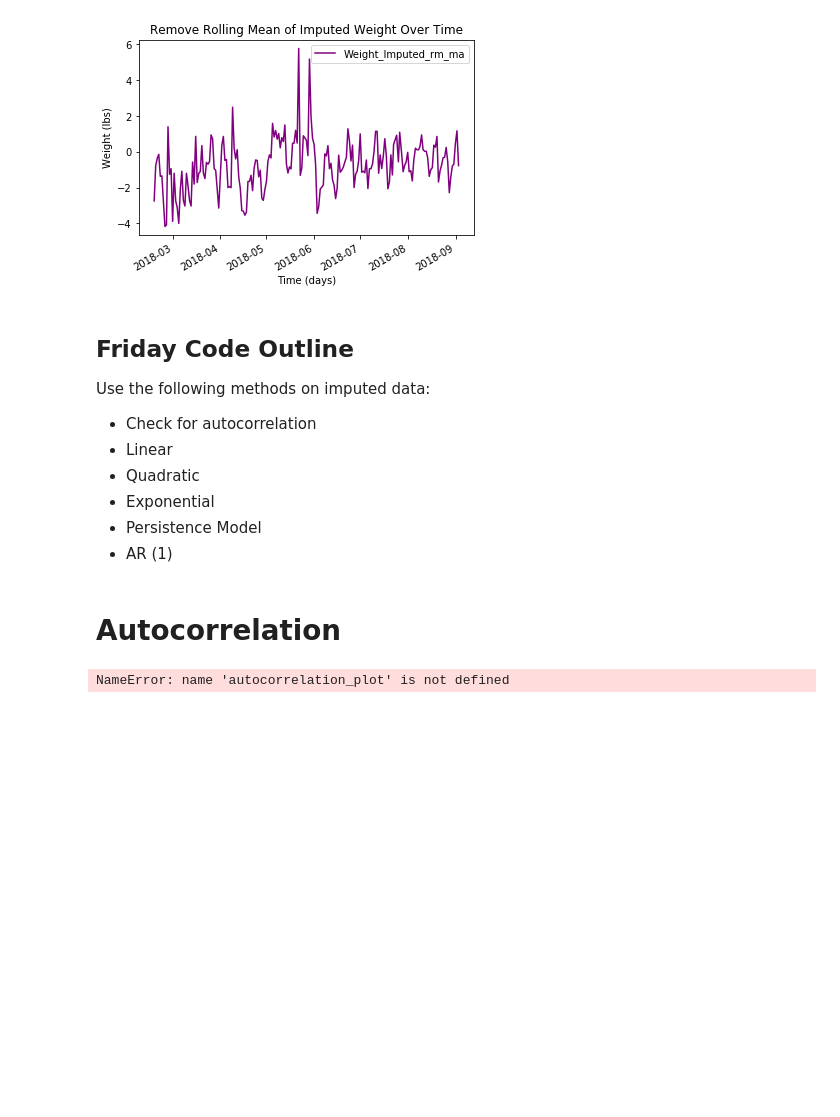
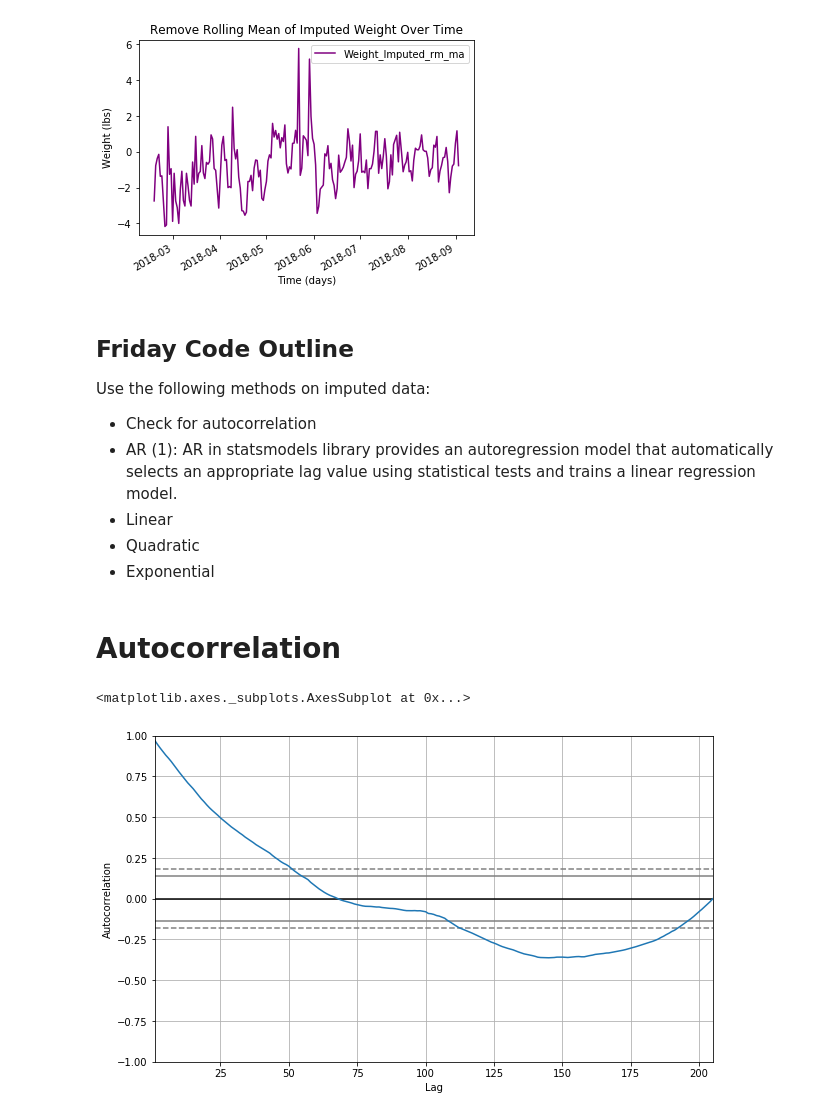
Before and after one commit to jamesijw23/JupyterNotebookworkflow, a Jupyter notebook: Week 3 Blog_Notes.ipynb, the cells around one changed output. Saved outputs shown, nothing was run; the diff lists cells and outputs as text; code cells hidden in the pictures; blank space fills up the shorter version.

Commit message:
Autocorrelation plotted and preliminary work for Autoregressive Model

```diff
--- a/Week 3 Blog_Notes.ipynb
+++ b/Week 3 Blog_Notes.ipynb
@@ -275,15 +282,23 @@ savefig('removed_rolling_mean_weight.png')
 ## Friday Code Outline
 Use the following methods on imputed data:
 - Check for autocorrelation
+- AR (1): AR in statsmodels library provides an autoregression model that automatically selects an appropriate lag   value using statistical tests and trains a linear regression model.
 - Linear
 - Quadratic
 - Exponential
-- Persistence Model
-- AR (1)
 # %% [markdown]
 # Autocorrelation
-# %%
-autocorrelation_plot(weight['Weight_Imputed'])
-pyplot.show()
-# %% [output]
-NameError: name 'autocorrelation_plot' is not defined
+# %%
+##-------------------------------------
+## Step 9: Methods to view autocorrelation
+##-------------------------------------
+imputed_weight =  weight['Weight_Imputed']
+# %%
+##-------------------------------------
+## Step 9a: Method 1 to view autocorrelation
+##-------------------------------------
+## Method 1 (Provide Title)
+autocorrelation_plot(imputed_weight)
+# %% [output]
+<matplotlib.axes._subplots.AxesSubplot at 0x...>
+[figure, added]
```
Also changed, not shown: parts of 7 cells of this notebook.
